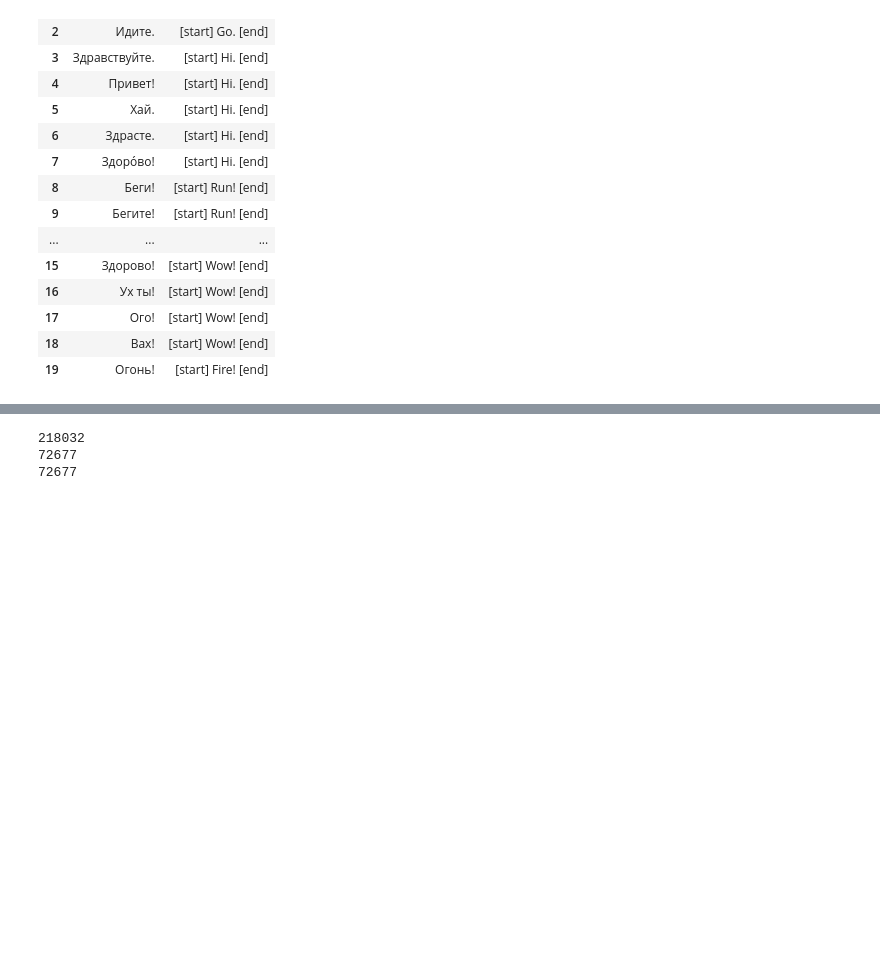
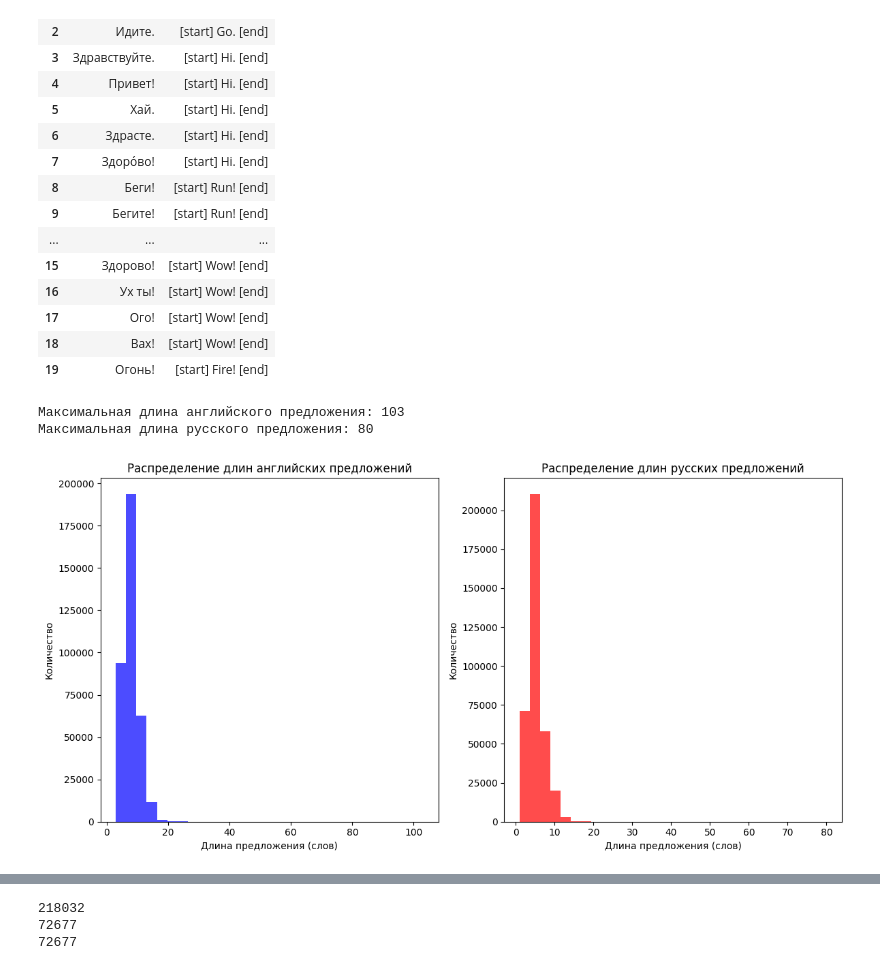
Before and after one commit to AlexeyMit20000/smart_translator, a Jupyter notebook: ru_en_train.ipynb, the cells around one changed output, grey strips where cells are left out. Cells and saved outputs as stored; diff of their text form; code cells hidden in the pictures; blank space fills up the shorter version.

```diff
--- a/ru_en_train.ipynb
+++ b/ru_en_train.ipynb
@@ -54,6 +54,41 @@ df.head(20)
 | 17 | Ого! | [start] Wow! [end] |
 | 18 | Вах! | [start] Wow! [end] |
 | 19 | Огонь! | [start] Fire! [end] |
+# %%
+import matplotlib.pyplot as plt
+
+# Собираем длины предложений
+english_lengths = [len(pair[1].split()) for pair in pairs]
+russian_lengths = [len(pair[0].split()) for pair in pairs]
+
+# Находим максимум
+max_english_length = max(english_lengths)
+max_russian_length = max(russian_lengths)
+
+print(f"Максимальная длина английского предложения: {max_english_length}")
+print(f"Максимальная длина русского предложения: {max_russian_length}")
+
+# Построение гистограммы
+plt.figure(figsize=(12, 6))
+
+plt.subplot(1, 2, 1)
+plt.hist(english_lengths, bins=30, color='blue', alpha=0.7)
+plt.title('Распределение длин английских предложений')
+plt.xlabel('Длина предложения (слов)')
+plt.ylabel('Количество')
+
+plt.subplot(1, 2, 2)
+plt.hist(russian_lengths, bins=30, color='red', alpha=0.7)
+plt.title('Распределение длин русских предложений')
+plt.xlabel('Длина предложения (слов)')
+plt.ylabel('Количество')
+
+plt.tight_layout()
+plt.show()
+# %% [output]
+Максимальная длина английского предложения: 103
+Максимальная длина русского предложения: 80
+[figure, added]
 # %%
 import random
 print(random.choice(pairs))
```
Also changed, not shown: parts of 10 cells of this notebook.
